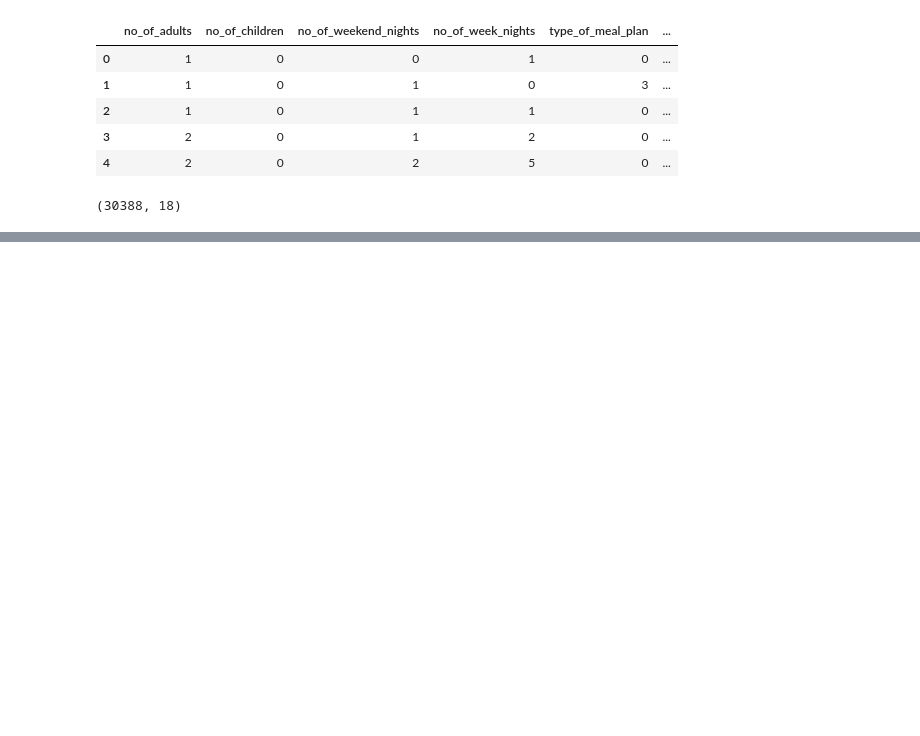
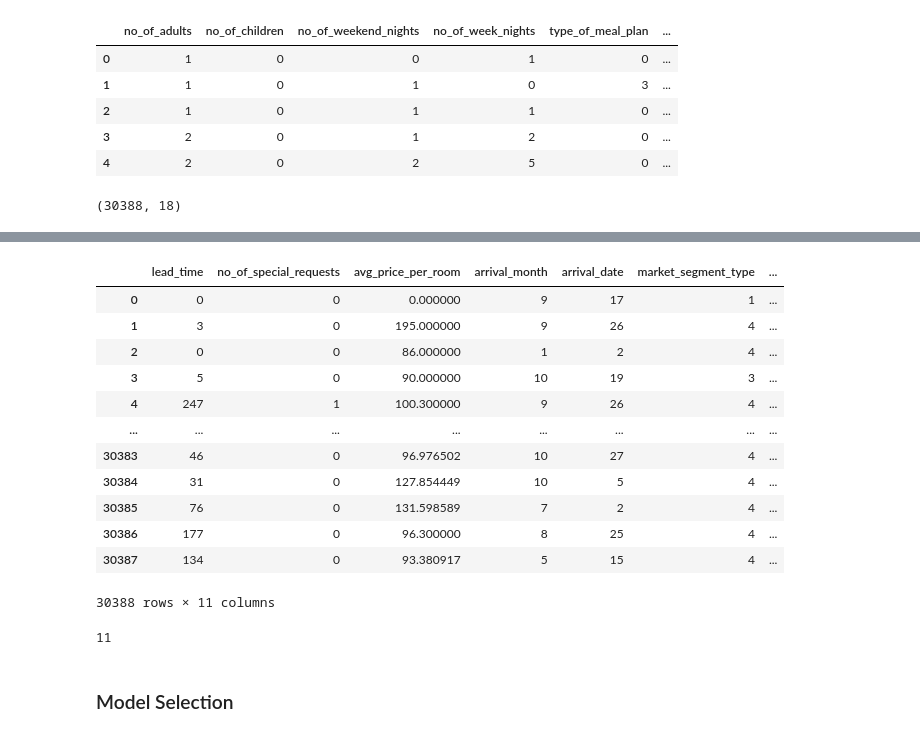
Before and after one commit to JoeUzo/Hotel-Reservation-Predicition, a Jupyter notebook: notebook/notebook.ipynb, the cells around one changed output, grey strips where cells are left out. Saved outputs shown, nothing was run; the diff lists cells and outputs as text; code cells hidden in the pictures; blank space fills up the shorter version.

```diff
--- a/notebook/notebook.ipynb
+++ b/notebook/notebook.ipynb
@@ -478,0 +480,3 @@ df = balanced_df.copy()
+# %%
+model = RandomForestClassifier(random_state=97)
+model.fit(X, y)
@@ -478,0 +485,5 @@ df = balanced_df.copy()
+# %%
+feature_importance = model.feature_importances_
+# %%
+feature_importance_df = pd.DataFrame({"feature": X.columns, "importance": feature_importance})
+feature_importance_df
@@ -478,0 +509,3 @@ df = balanced_df.copy()
+# %%
+feature_importance_df.sort_values(by="importance", ascending=False, inplace=True)
+feature_importance_df.head(10)
@@ -478,0 +524,21 @@ df = balanced_df.copy()
+# %%
+top_10_features = df[feature_importance_df["feature"][:10].values.tolist() + ['booking_status']]
+top_10_features
+# %% [output]
+|  | lead_time | no_of_special_requests | avg_price_per_room | arrival_month | arrival_date | market_segment_type | ... |
+| 0 | 0 | 0 | 0.000000 | 9 | 17 | 1 | ... |
+| 1 | 3 | 0 | 195.000000 | 9 | 26 | 4 | ... |
+| 2 | 0 | 0 | 86.000000 | 1 | 2 | 4 | ... |
+| 3 | 5 | 0 | 90.000000 | 10 | 19 | 3 | ... |
+| 4 | 247 | 1 | 100.300000 | 9 | 26 | 4 | ... |
+| ... | ... | ... | ... | ... | ... | ... | ... |
+| 30383 | 46 | 0 | 96.976502 | 10 | 27 | 4 | ... |
+| 30384 | 31 | 0 | 127.854449 | 10 | 5 | 4 | ... |
+| 30385 | 76 | 0 | 131.598589 | 7 | 2 | 4 | ... |
+| 30386 | 177 | 0 | 96.300000 | 8 | 25 | 4 | ... |
+| 30387 | 134 | 0 | 93.380917 | 5 | 15 | 4 | ... |
+30388 rows × 11 columns
+# %%
+len(top_10_features.columns)
+# %% [output]
+11
@@ -478,0 +547,2 @@ df = balanced_df.copy()
+# %% [markdown]
+### Model Selection
```
Also changed, not shown: parts of 40 cells of this notebook, 1 other file.
